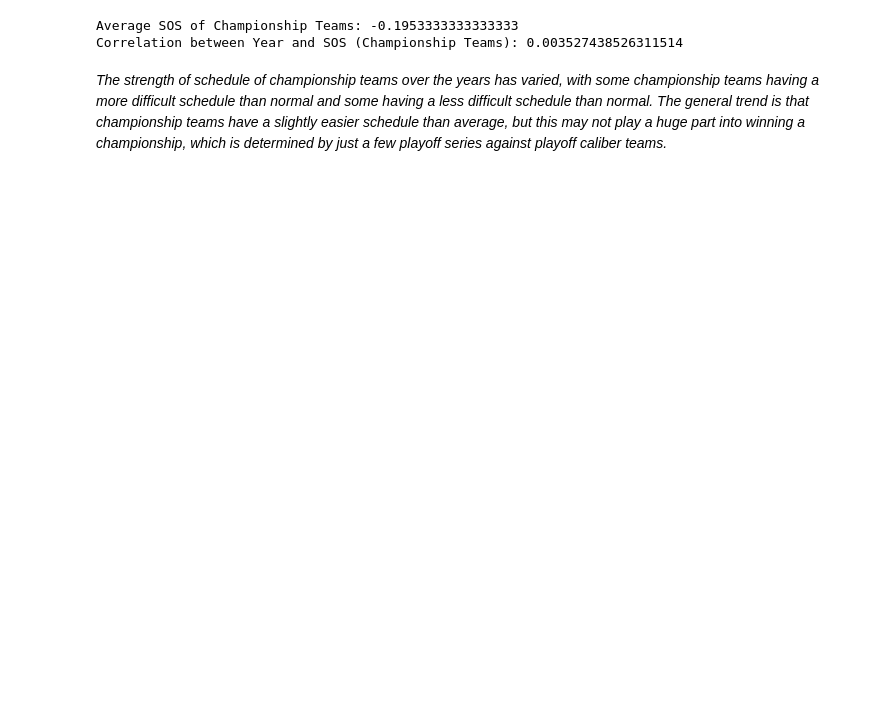
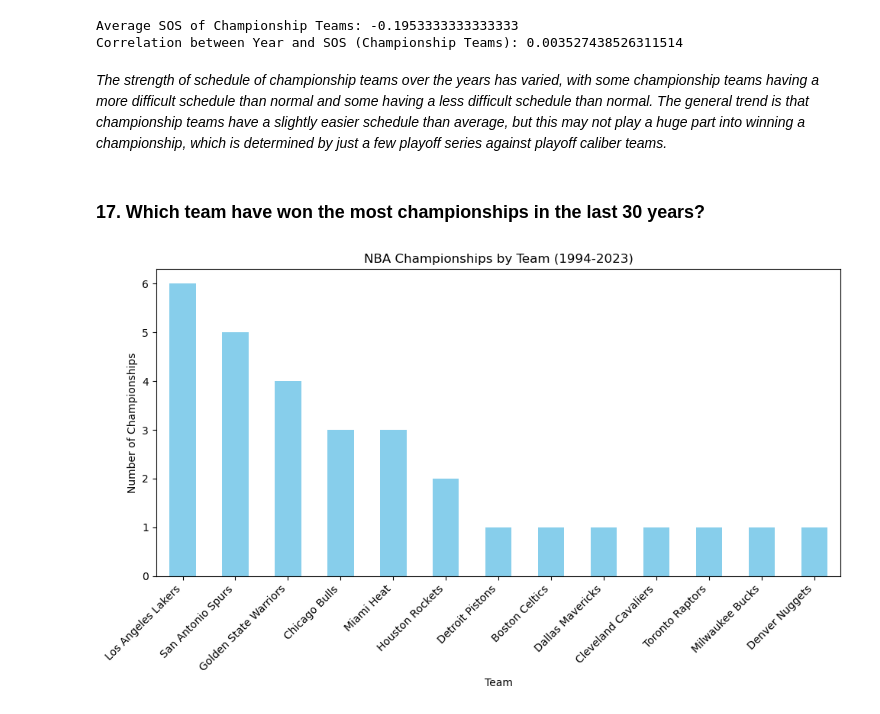
Before and after one commit to amubaraksyed/NBAChampion, a Jupyter notebook: EDA_Final.ipynb, the cells around one changed output. Drawn from its saved outputs; the diff is of its cells as text; code cells hidden in the pictures; blank space fills up the shorter version.

Commit message:
Add EDA for Championship Frequency

```diff
--- a/EDA_Final.ipynb
+++ b/EDA_Final.ipynb
@@ -998,3 +974,29 @@ Average SOS of Championship Teams: -0.1953333333333333
 Correlation between Year and SOS (Championship Teams): 0.003527438526311514
 # %% [markdown]
 *The strength of schedule of championship teams over the years has varied, with some championship teams having a more difficult schedule than normal and some having a less difficult schedule than normal. The general trend is that championship teams have a slightly easier schedule than average, but this may not play a huge part into winning a championship, which is determined by just a few playoff series against playoff caliber teams.*
+# %% [markdown]
+### 17. Which team have won the most championships in the last 30 years?
+# %%
+import matplotlib.pyplot as plt
+import numpy as np
+
+champions = []
+
+for _, df in season_statistics.items():
+    champ = df[df['Champion'] == 1]['Team'].values[0]
+    champions.append(champ)
+
+# Count the occurrences of each team
+champions_count = pd.Series(champions).value_counts()
+
+# Create a histogram
+plt.figure(figsize=(10, 6))
+champions_count.plot(kind='bar', color='skyblue')
+plt.title('NBA Championships by Team (1994-2023)')
+plt.xlabel('Team')
+plt.ylabel('Number of Championships')
+plt.xticks(rotation=45, ha='right')
+plt.tight_layout()
+plt.show()
+# %% [output]
+[figure, added]
```
Also changed, not shown: parts of 8 cells of this notebook.
